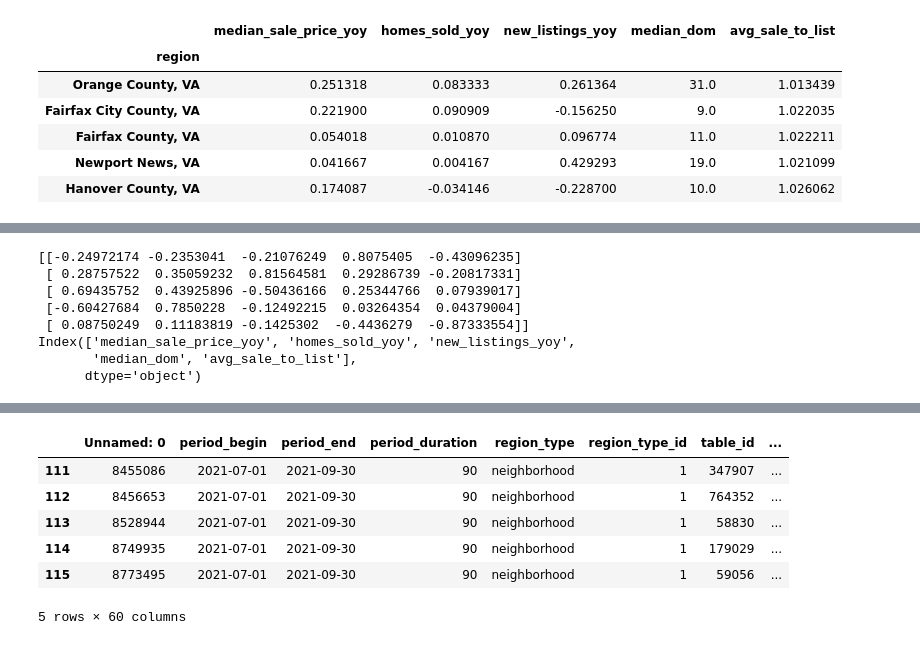
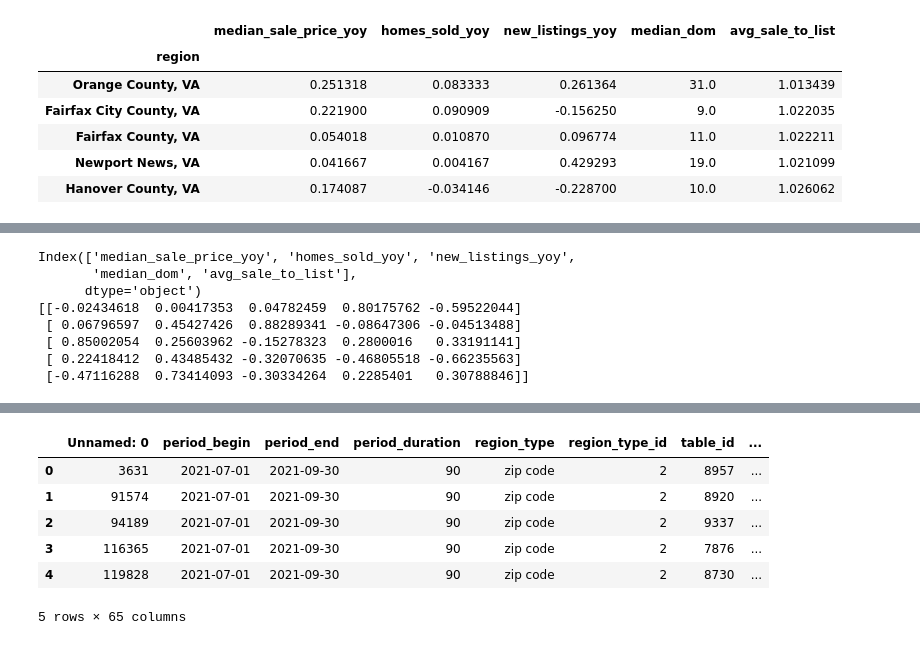
Before and after one commit to lrhf97/real_estate_neighborhood, a Jupyter notebook: real_estate_neighborhoods.ipynb, the cells around one changed output, grey strips where cells are left out. Saved outputs shown, nothing was run; the diff lists cells and outputs as text; code cells hidden in the pictures.

```diff
--- a/real_estate_neighborhoods.ipynb
+++ b/real_estate_neighborhoods.ipynb
@@ -115,7 +106,7 @@ df.describe()
 # %%
 #Scale all the features using min-max scaler
 minmax_scaler=MinMaxScaler()
-scaled_features=minmax_scaler.fit_transform(df)
+scaled_features=minmax_scaler.fit_transform(dfz)
 # %%
 import matplotlib
 %matplotlib inline
@@ -143,18 +134,17 @@ array([0.3472835 , 0.29682516, 0.15622105, 0.13704327, 0.06262702])
 [drawing not drawn]
 # %%
 weights = pca.components_
+print(df.columns)
 print(weights)
-
-print(df.columns)
 # %% [output]
-[[-0.24972174 -0.2353041  -0.21076249  0.8075405  -0.43096235]
- [ 0.28757522  0.35059232  0.81564581  0.29286739 -0.20817331]
- [ 0.69435752  0.43925896 -0.50436166  0.25344766  0.07939017]
- [-0.60427684  0.7850228  -0.12492215  0.03264354  0.04379004]
- [ 0.08750249  0.11183819 -0.1425302  -0.4436279  -0.87333554]]
 Index(['median_sale_price_yoy', 'homes_sold_yoy', 'new_listings_yoy',
        'median_dom', 'avg_sale_to_list'],
       dtype='object')
+[[-0.02434618  0.00417353  0.04782459  0.80175762 -0.59522044]
+ [ 0.06796597  0.45427426  0.88289341 -0.08647306 -0.04513488]
+ [ 0.85002054  0.25603962 -0.15278323  0.2800016   0.33191141]
+ [ 0.22418412  0.43485432 -0.32070635 -0.46805518 -0.66235563]
+ [-0.47116288  0.73414093 -0.30334264  0.2285401   0.30788846]]
 # %%
 
 #Create a dendrogram using hierarchical clustering
@@ -197,7 +187,7 @@ plt.show
 #plot 3-D scatter plot
 from matplotlib import pyplot
 from mpl_toolkits.mplot3d import Axes3D
-kmeans=KMeans(n_clusters=5, init='k-means++',random_state=42)
+kmeans=KMeans(n_clusters=4, init='k-means++',random_state=42)
 kmeans.fit(PCA_components.iloc[:,:3])
 labels=kmeans.predict(PCA_components.iloc[:,:3])
 
@@ -209,16 +199,16 @@ pyplot.show()
 [drawing not drawn]
 # %%
 #Add cluster labels to the original dataset and export to csv file
-df_VA['cluster_nbr']=kmeans.labels_
-df_VA_clusters=pd.concat([df_VA.reset_index(drop=True),pd.DataFrame(principalComponents)],axis=1)
-df_VA_clusters.to_csv('df_VA2.csv')
+df_VAZ['cluster_nbr']=kmeans.labels_
+df_VAZ_clusters=pd.concat([df_VAZ.reset_index(drop=True),pd.DataFrame(principalComponents)],axis=1)
+df_VAZ_clusters.to_csv('df_VAZc.csv')
-# %%
-df_VA.tail()
-# %% [output]
-|  | Unnamed: 0 | period_begin | period_end | period_duration | region_type | region_type_id | table_id | ... |
-| 111 | 8455086 | 2021-07-01 | 2021-09-30 | 90 | neighborhood | 1 | 347907 | ... |
-| 112 | 8456653 | 2021-07-01 | 2021-09-30 | 90 | neighborhood | 1 | 764352 | ... |
-| 113 | 8528944 | 2021-07-01 | 2021-09-30 | 90 | neighborhood | 1 | 58830 | ... |
-| 114 | 8749935 | 2021-07-01 | 2021-09-30 | 90 | neighborhood | 1 | 179029 | ... |
-| 115 | 8773495 | 2021-07-01 | 2021-09-30 | 90 | neighborhood | 1 | 59056 | ... |
-5 rows × 60 columns
+# %%
+df_VAZ_clusters.head()
+# %% [output]
+|  | Unnamed: 0 | period_begin | period_end | period_duration | region_type | region_type_id | table_id | ... |
+| 0 | 3631 | 2021-07-01 | 2021-09-30 | 90 | zip code | 2 | 8957 | ... |
+| 1 | 91574 | 2021-07-01 | 2021-09-30 | 90 | zip code | 2 | 8920 | ... |
+| 2 | 94189 | 2021-07-01 | 2021-09-30 | 90 | zip code | 2 | 9337 | ... |
+| 3 | 116365 | 2021-07-01 | 2021-09-30 | 90 | zip code | 2 | 7876 | ... |
+| 4 | 119828 | 2021-07-01 | 2021-09-30 | 90 | zip code | 2 | 8730 | ... |
+5 rows × 65 columns
```
Also changed, not shown: parts of 8 cells of this notebook, 2 other files.
